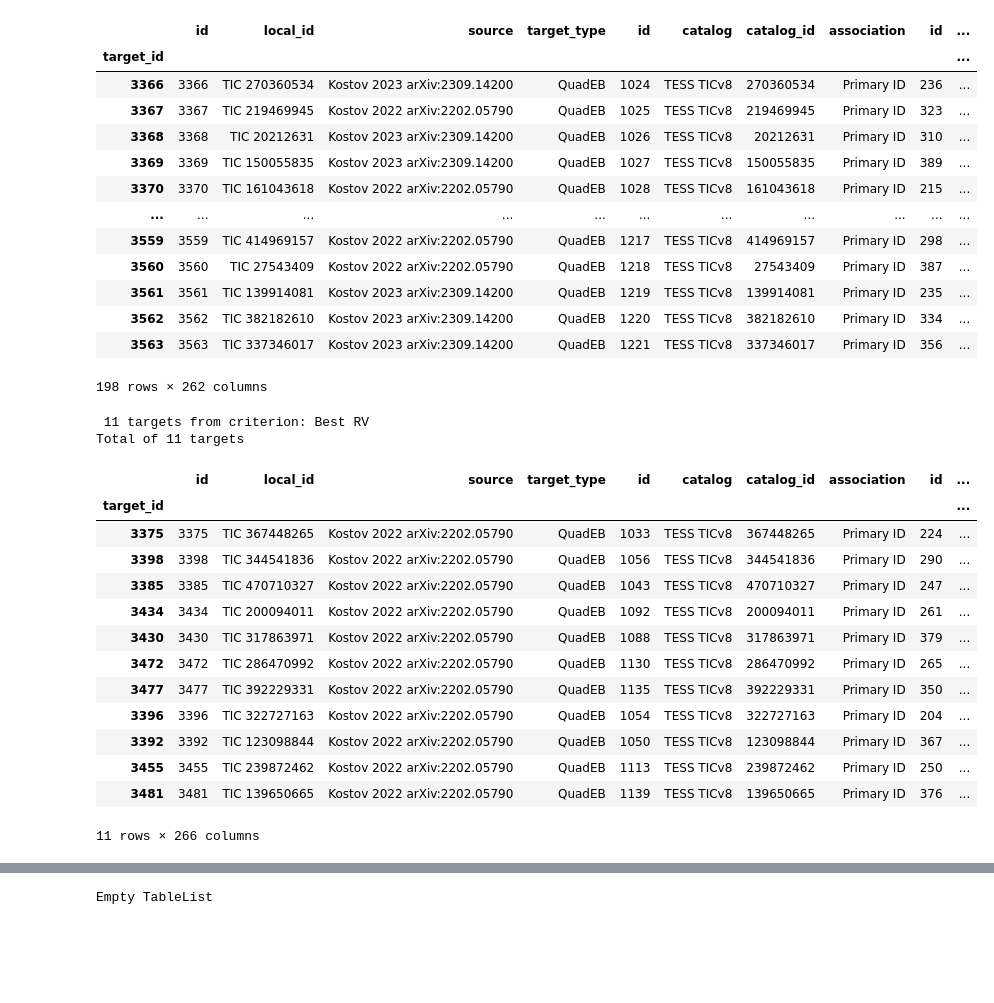
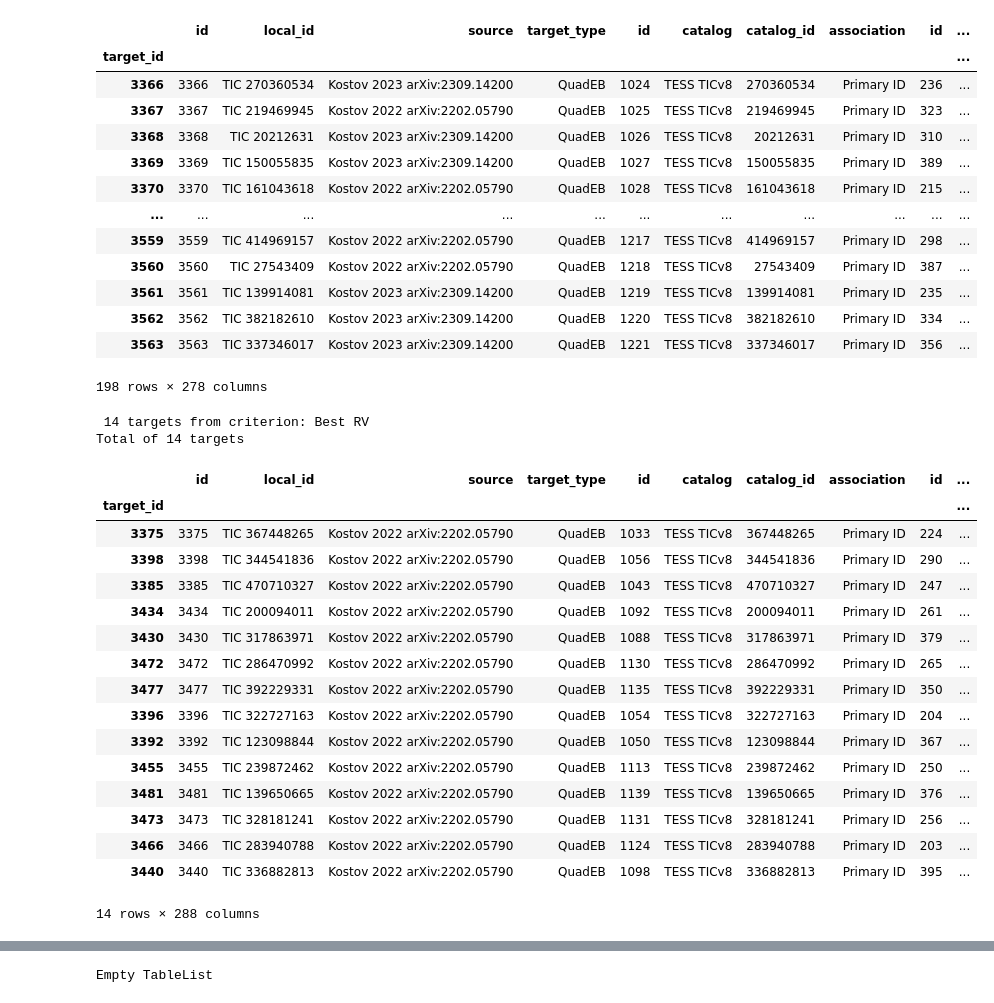
Before and after one commit to CvillePaul/Observation-Planner, a Jupyter notebook: Observation Planner.ipynb, the cells around one changed output, grey strips where cells are left out. Cells and saved outputs as stored; diff of their text form; code cells hidden in the pictures; blank space fills up the shorter version.

Commit message:
Reworking of observability metrics and observing schedule creation.

```diff
--- a/Observation Planner.ipynb
+++ b/Observation Planner.ipynb
@@ -28,3 +11,10 @@ observing_sessions = [
+# %%
+# uva_timezone = pytz.timezone("US/Eastern")
+
+observer = ap.Observer.at_site("lbt", timezone="US/Arizona")
+
+session_beg, session_end = observer.tonight(Time('2024-02-21', format='iso', scale='utc'), horizon=-6*u.deg)
+jd_beg, jd_end = session_beg.jd, session_end.jd
 # %%
 # PEPSI exposure time calculator
 import numpy as np
@@ -408,16 +398,12 @@ for member in members:
             targets[f"{col_name}_local"] = None
             targets[f"{col_name}_uva"] = None
 
-
-# TODO: following code only handles the first observing session - generalize to all sessions
-t_beg = observing_sessions[0][0].jd
-t_end = observing_sessions[0][1].jd
 for (index, row) in targets.iterrows():
     for member in members:
         period_col = f"period_{member}"
         if not period_col in row or math.isnan(period := row[period_col]):
             continue
-        num_periods = (t_end - t_beg) / period
+        num_periods = (jd_end - jd_beg) / period
         targets.loc[index, f"num_periods_{member}"] = num_periods
         member_components = []
         for component in components:
@@ -425,16 +411,16 @@ for (index, row) in targets.iterrows():
             if not component_name in row or math.isnan(t0 := row[component_name]):
                 continue
             member_components.append(component)
-            t_pre = math.floor((t_beg - t0) / period) * period + t0
-            t_post = math.ceil((t_end - t0) / period) * period + t0
-            beg_phase = (t_beg - t_pre) / period
-            end_phase = 1 - (t_post - t_end) / period
+            t_pre = math.floor((jd_beg - t0) / period) * period + t0
+            t_post = math.ceil((jd_end - t0) / period) * period + t0
+            beg_phase = (jd_beg - t_pre) / period
+            end_phase = 1 - (t_post - jd_end) / period
             targets.loc[index, f"beg_phase_{member}{component}"] = beg_phase
             targets.loc[index, f"end_phase_{member}{component}"] = end_phase
-            duration_jd = row[f"duration_{component}_{member}"] / 24 #TODO: fix inconsistent column name
-            ingress = t_beg < t_pre + period - duration_jd < t_end
+            duration = row[f"duration_{component}_{member}"] / 24 #TODO: fix inconsistent column name
+            ingress = jd_beg < t_pre + period - duration < jd_end
             targets.loc[index, eclipse_timing_col(member, component, "ingress")] = ingress
-            egress = t_beg < t_pre + period + duration_jd < t_end
+            egress = jd_beg < t_pre + period + duration < jd_end
             targets.loc[index, eclipse_timing_col(member, component, "egress")] = egress
             targets.loc[index, entire_eclipse_col(member, component)] = ingress & egress
             # mark any phase milestones
@@ -444,14 +430,16 @@ for (index, row) in targets.iterrows():
                     # phase = 0 needs to be handled differently because of the wraparound issue
                     covers_milestone = (num_periods > 1) | (end_phase < beg_phase)
                 else:
-                    covers_milestone = beg_phase < milestone < end_phase
+                    #handle case: multiple periods guarantees milestone is hit
+                    #handle case: start before milestone, end after milestone
+                    #handle case: start after milestone, wrap around and end after milestone, with end < beg
+                    covers_milestone = (num_periods > 1) | (beg_phase < milestone < end_phase) | ((milestone < beg_phase) & (milestone < end_phase) & (end_phase < beg_phase))
                 targets.loc[index, col_name] = covers_milestone
                 if covers_milestone:
                     milestone_time = t_pre + period * milestone #TODO: fix this for wraparound
                     targets.loc[index, f"{col_name}_jd"] = milestone_time
                     dt = Time(milestone_time, format="jd", scale="utc").to_datetime(timezone=observer.timezone)
-                    targets.loc[index, f"{col_name}_local"] = dt.isoformat(sep=" ", timespec="seconds")
-                    targets.loc[index, f"{col_name}_uva"] = dt.astimezone(uva_timezone).isoformat(sep=" ", timespec="seconds")
+                    targets.loc[index, f"{col_name}_time"] = dt.isoformat(sep=" ", timespec="seconds")
         targets.loc[index, entire_eclipse_col(member)] = targets.loc[index, [entire_eclipse_col(member, component) for component in member_components]].any()
         for milestone in phase_milestones:
             targets.loc[index, phase_milestone_col(member, "", milestone)] = targets.loc[index, [phase_milestone_col(member, component, milestone) for component in member_components]].any()
@@ -478,7 +466,7 @@ targets
 | 3561 | 3561 | TIC 139914081 | Kostov 2023 arXiv:2309.14200 | QuadEB | 1219 | TESS TICv8 | 139914081 | Primary ID | 235 | ... |
 | 3562 | 3562 | TIC 382182610 | Kostov 2023 arXiv:2309.14200 | QuadEB | 1220 | TESS TICv8 | 382182610 | Primary ID | 334 | ... |
 | 3563 | 3563 | TIC 337346017 | Kostov 2023 arXiv:2309.14200 | QuadEB | 1221 | TESS TICv8 | 337346017 | Primary ID | 356 | ... |
-198 rows × 262 columns
+198 rows × 278 columns
 # %%
 # targets = (
 #     pd.read_csv("WD Binaries.csv", usecols=["APOGEE_ID_1", "RA", "DEC", "Gmag", "Teff"])
@@ -551,43 +580,46 @@ for observing_session in observing_sessions:
 criteria = {
     "Best RV": ((targets["any_phase_0.25"] | targets["any_phase_0.75"])
                 & ((targets["Num Speckle"] > 0) | (targets["Num Spectra"] > 0))
-                & (targets["Vmag"] < 11.5), "Highest"),
+                & (targets["Vmag"] < 12), "Highest"),
     # "WD Binary": (targets["target_type"] == "WD Binary", "Highest"),
 }
 
 matching_ids = {}
 combined_ids = set()
 targets["Priority"] = ""
 targets["Criterion"] = ""
 for name, (criterion, priority) in criteria.items():
-    filtered_ids = set(targets[criterion  & (targets["Observable Nights"] > 0)]["local_id"])
+    filtered_ids = set(targets[criterion  & (targets["Observable"])]["local_id"])
     targets.loc[targets.local_id.isin(filtered_ids), "Priority"] = priority
     targets.loc[targets.local_id.isin(filtered_ids), "Criterion"] = name
     print(f"{len(filtered_ids):3d} targets from criterion: {name}")
     combined_ids=combined_ids | filtered_ids
     matching_ids[name] = filtered_ids
 print(f"Total of {len(combined_ids)} targets")
 
 observing_list = targets[targets["local_id"].isin(combined_ids)]
 # observing_list[cols_common + cols_rv + ["Criterion", "PEPSI exp time"]].sort_values("Vmag")
 observing_list.sort_values("Vmag")
 # %% [output]
- 11 targets from criterion: Best RV
-Total of 11 targets
+ 14 targets from criterion: Best RV
+Total of 14 targets
 |  | id | local_id | source | target_type | id | catalog | catalog_id | association | id | ... |
 | target_id |  |  |  |  |  |  |  |  |  | ... |
 | 3375 | 3375 | TIC 367448265 | Kostov 2022 arXiv:2202.05790 | QuadEB | 1033 | TESS TICv8 | 367448265 | Primary ID | 224 | ... |
 | 3398 | 3398 | TIC 344541836 | Kostov 2022 arXiv:2202.05790 | QuadEB | 1056 | TESS TICv8 | 344541836 | Primary ID | 290 | ... |
 | 3385 | 3385 | TIC 470710327 | Kostov 2022 arXiv:2202.05790 | QuadEB | 1043 | TESS TICv8 | 470710327 | Primary ID | 247 | ... |
 | 3434 | 3434 | TIC 200094011 | Kostov 2022 arXiv:2202.05790 | QuadEB | 1092 | TESS TICv8 | 200094011 | Primary ID | 261 | ... |
 | 3430 | 3430 | TIC 317863971 | Kostov 2022 arXiv:2202.05790 | QuadEB | 1088 | TESS TICv8 | 317863971 | Primary ID | 379 | ... |
 | 3472 | 3472 | TIC 286470992 | Kostov 2022 arXiv:2202.05790 | QuadEB | 1130 | TESS TICv8 | 286470992 | Primary ID | 265 | ... |
 | 3477 | 3477 | TIC 392229331 | Kostov 2022 arXiv:2202.05790 | QuadEB | 1135 | TESS TICv8 | 392229331 | Primary ID | 350 | ... |
 | 3396 | 3396 | TIC 322727163 | Kostov 2022 arXiv:2202.05790 | QuadEB | 1054 | TESS TICv8 | 322727163 | Primary ID | 204 | ... |
 | 3392 | 3392 | TIC 123098844 | Kostov 2022 arXiv:2202.05790 | QuadEB | 1050 | TESS TICv8 | 123098844 | Primary ID | 367 | ... |
 | 3455 | 3455 | TIC 239872462 | Kostov 2022 arXiv:2202.05790 | QuadEB | 1113 | TESS TICv8 | 239872462 | Primary ID | 250 | ... |
 | 3481 | 3481 | TIC 139650665 | Kostov 2022 arXiv:2202.05790 | QuadEB | 1139 | TESS TICv8 | 139650665 | Primary ID | 376 | ... |
+| 3473 | 3473 | TIC 328181241 | Kostov 2022 arXiv:2202.05790 | QuadEB | 1131 | TESS TICv8 | 328181241 | Primary ID | 256 | ... |
+| 3466 | 3466 | TIC 283940788 | Kostov 2022 arXiv:2202.05790 | QuadEB | 1124 | TESS TICv8 | 283940788 | Primary ID | 203 | ... |
+| 3440 | 3440 | TIC 336882813 | Kostov 2022 arXiv:2202.05790 | QuadEB | 1098 | TESS TICv8 | 336882813 | Primary ID | 395 | ... |
-11 rows × 266 columns
+14 rows × 288 columns
 # %%
 #print out results in LBT readme format
 #NOTE: targets are printed in ascending RA.  Rotate the list so first observable target is first.
```
Also changed, not shown: parts of 9 cells of this notebook.
